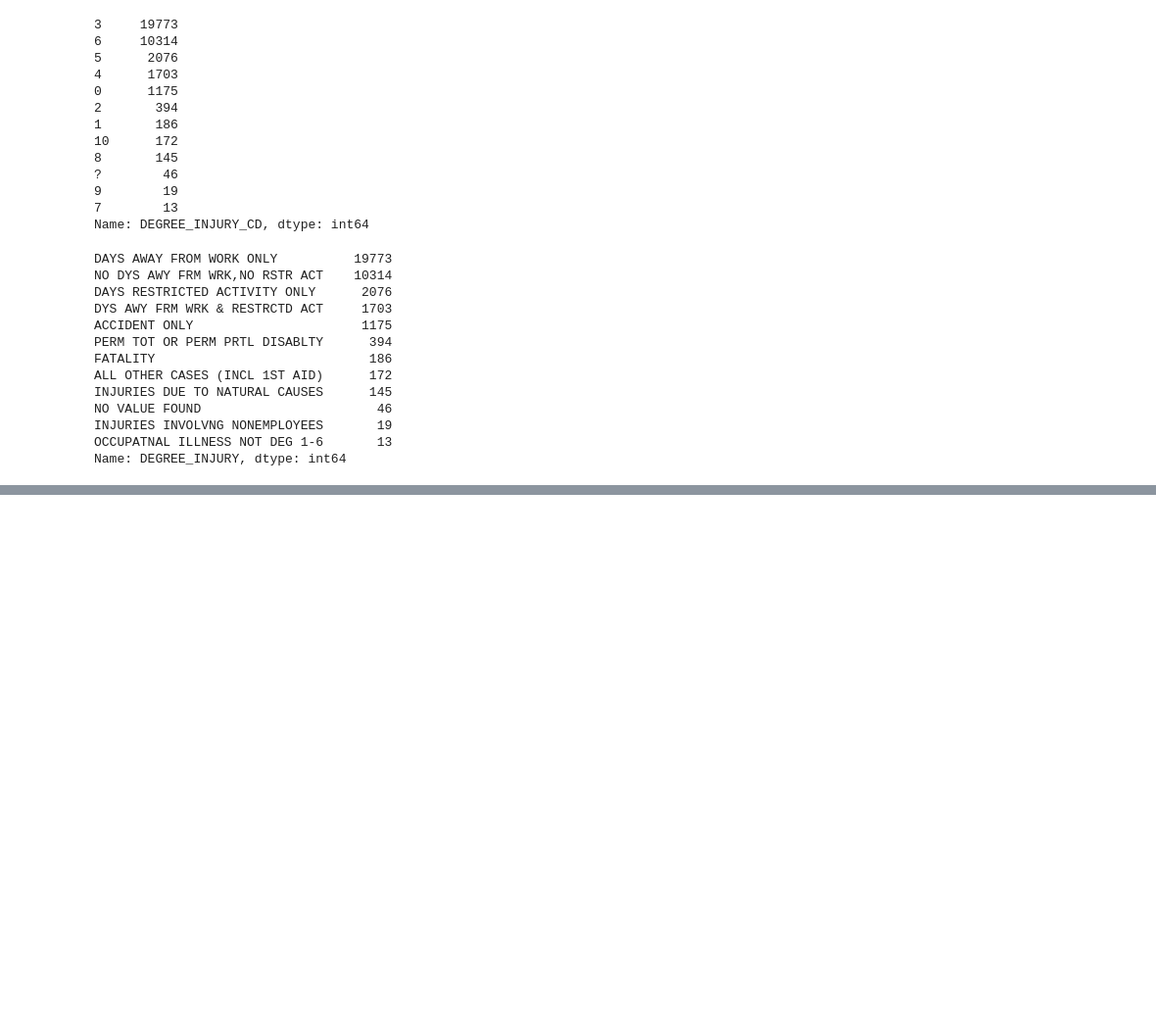
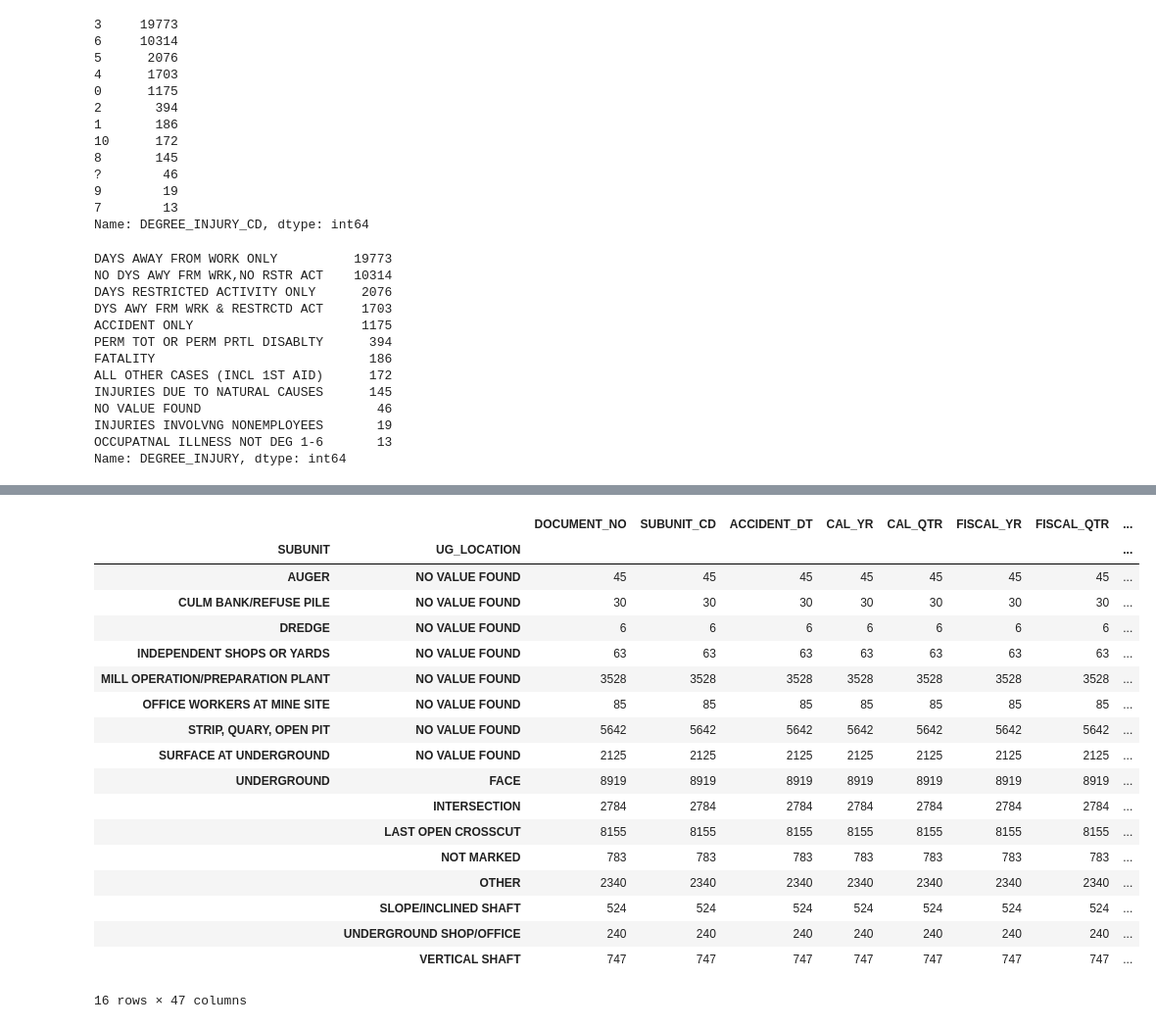
Before and after one commit to SrijanWMXJ/Trilytic, a Jupyter notebook: iim_draft.ipynb, the cells around one changed output, grey strips where cells are left out. Shown: that part at 98% size. Cells and saved outputs as stored; diff of their text form; code cells hidden in the pictures; blank space fills up the shorter version.

```diff
--- a/iim_draft.ipynb
+++ b/iim_draft.ipynb
@@ -419,0 +501,22 @@ Name: DEGREE_INJURY, dtype: int64
+# %%
+df.groupby(["SUBUNIT","UG_LOCATION"]).count()
+# %% [output]
+|  |  | DOCUMENT_NO | SUBUNIT_CD | ACCIDENT_DT | CAL_YR | CAL_QTR | FISCAL_YR | FISCAL_QTR | ... |
+| SUBUNIT | UG_LOCATION |  |  |  |  |  |  |  | ... |
+| AUGER | NO VALUE FOUND | 45 | 45 | 45 | 45 | 45 | 45 | 45 | ... |
+| CULM BANK/REFUSE PILE | NO VALUE FOUND | 30 | 30 | 30 | 30 | 30 | 30 | 30 | ... |
+| DREDGE | NO VALUE FOUND | 6 | 6 | 6 | 6 | 6 | 6 | 6 | ... |
+| INDEPENDENT SHOPS OR YARDS | NO VALUE FOUND | 63 | 63 | 63 | 63 | 63 | 63 | 63 | ... |
+| MILL OPERATION/PREPARATION PLANT | NO VALUE FOUND | 3528 | 3528 | 3528 | 3528 | 3528 | 3528 | 3528 | ... |
+| OFFICE WORKERS AT MINE SITE | NO VALUE FOUND | 85 | 85 | 85 | 85 | 85 | 85 | 85 | ... |
+| STRIP, QUARY, OPEN PIT | NO VALUE FOUND | 5642 | 5642 | 5642 | 5642 | 5642 | 5642 | 5642 | ... |
+| SURFACE AT UNDERGROUND | NO VALUE FOUND | 2125 | 2125 | 2125 | 2125 | 2125 | 2125 | 2125 | ... |
+| UNDERGROUND | FACE | 8919 | 8919 | 8919 | 8919 | 8919 | 8919 | 8919 | ... |
+|  | INTERSECTION | 2784 | 2784 | 2784 | 2784 | 2784 | 2784 | 2784 | ... |
+|  | LAST OPEN CROSSCUT | 8155 | 8155 | 8155 | 8155 | 8155 | 8155 | 8155 | ... |
+|  | NOT MARKED | 783 | 783 | 783 | 783 | 783 | 783 | 783 | ... |
+|  | OTHER | 2340 | 2340 | 2340 | 2340 | 2340 | 2340 | 2340 | ... |
+|  | SLOPE/INCLINED SHAFT | 524 | 524 | 524 | 524 | 524 | 524 | 524 | ... |
+|  | UNDERGROUND SHOP/OFFICE | 240 | 240 | 240 | 240 | 240 | 240 | 240 | ... |
+|  | VERTICAL SHAFT | 747 | 747 | 747 | 747 | 747 | 747 | 747 | ... |
+16 rows × 47 columns
```
Also changed, not shown: parts of 11 cells of this notebook, 2 other files.
